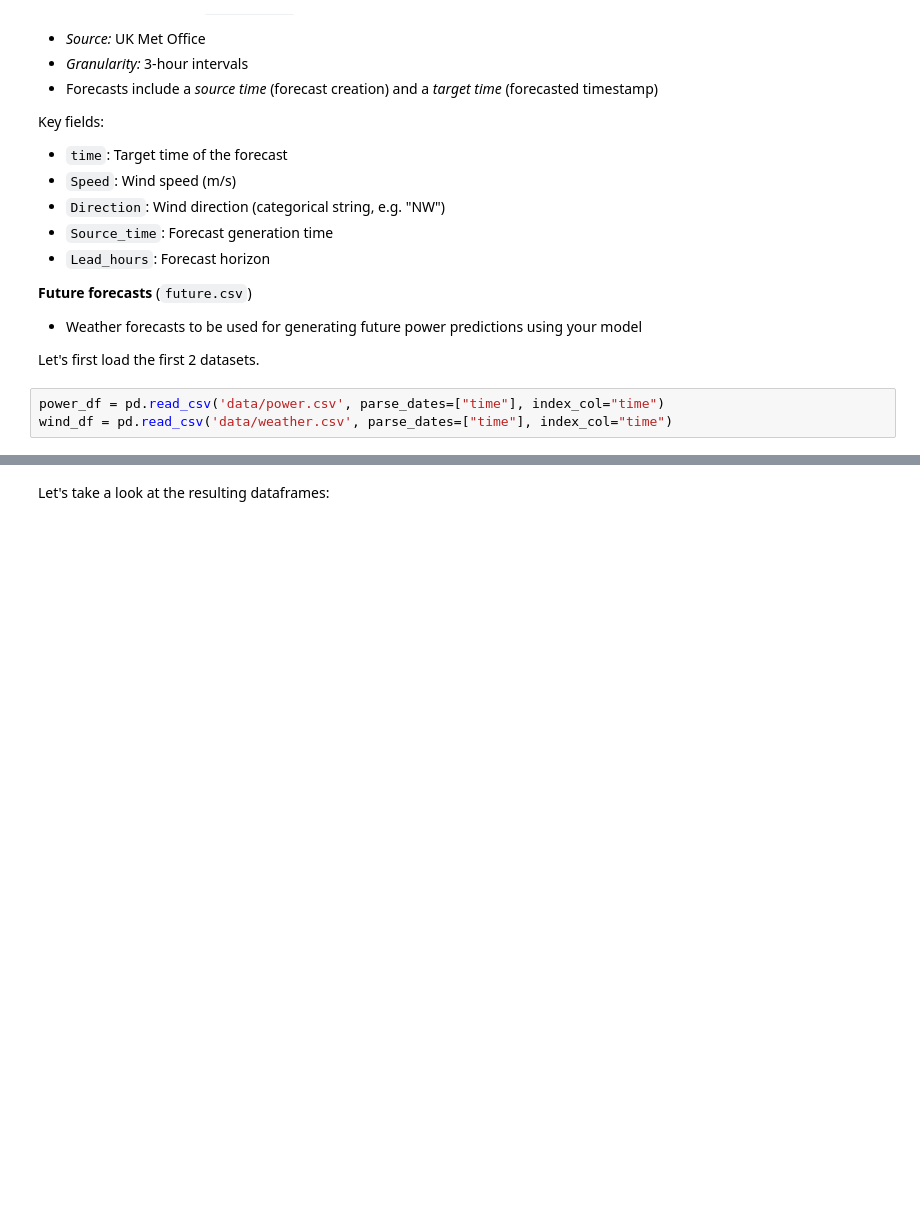
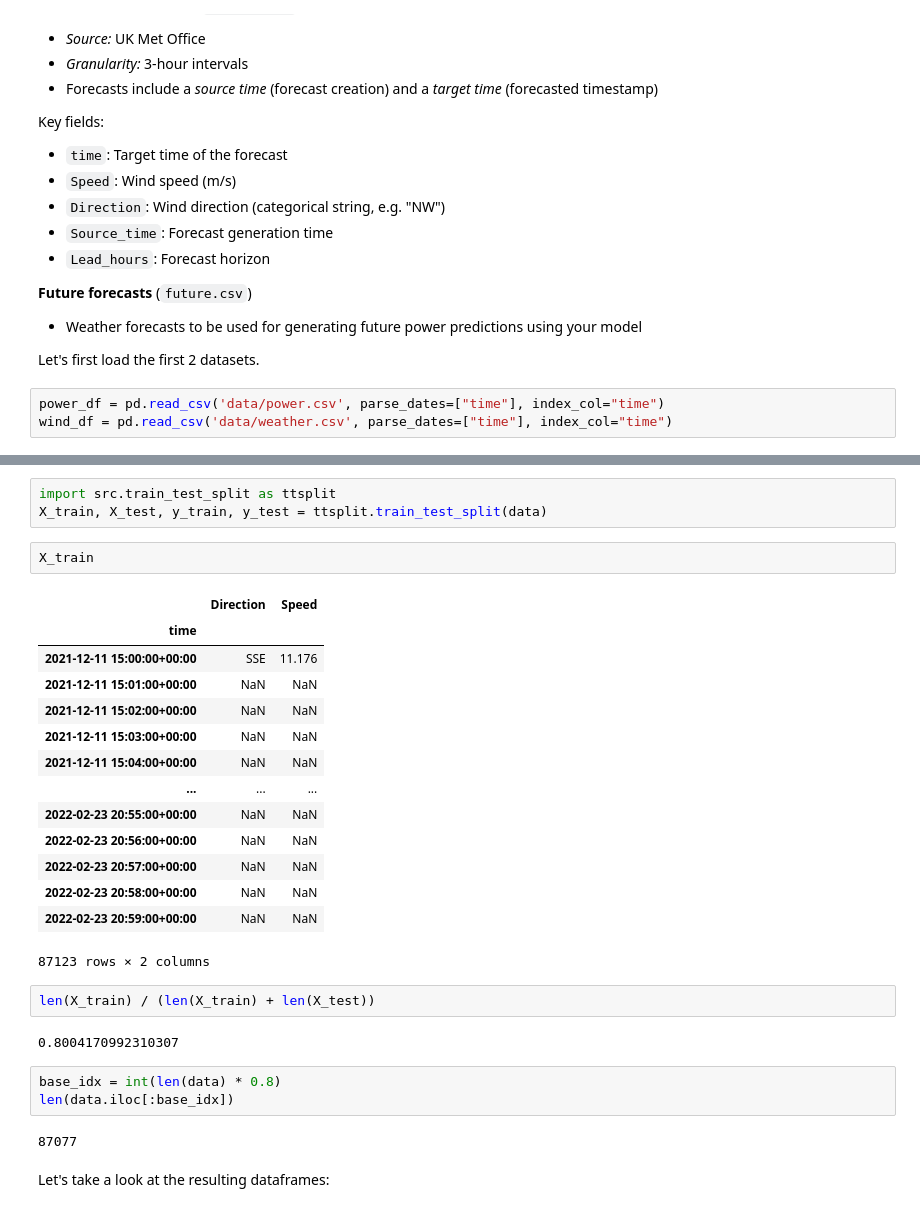
Before and after one commit to maribelpreite/orkney-wind-energy-forecasting, a Jupyter notebook: exploration.ipynb, the cells around one changed output, grey strips where cells are left out. Cells and saved outputs as stored; diff of their text form; blank space fills up the shorter version.

Commit message:
train_test_split

```diff
--- a/exploration.ipynb
+++ b/exploration.ipynb
@@ -93,3 +112,32 @@ wind_df = pd.read_csv('data/weather.csv', parse_dates=["time"], index_col="time"
+# %%
+import src.train_test_split as ttsplit
+X_train, X_test, y_train, y_test = ttsplit.train_test_split(data)
+# %%
+X_train
+# %% [output]
+|  | Direction | Speed |
+| time |  |  |
+| 2021-12-11 15:00:00+00:00 | SSE | 11.176 |
+| 2021-12-11 15:01:00+00:00 | NaN | NaN |
+| 2021-12-11 15:02:00+00:00 | NaN | NaN |
+| 2021-12-11 15:03:00+00:00 | NaN | NaN |
+| 2021-12-11 15:04:00+00:00 | NaN | NaN |
+| ... | ... | ... |
+| 2022-02-23 20:55:00+00:00 | NaN | NaN |
+| 2022-02-23 20:56:00+00:00 | NaN | NaN |
+| 2022-02-23 20:57:00+00:00 | NaN | NaN |
+| 2022-02-23 20:58:00+00:00 | NaN | NaN |
+| 2022-02-23 20:59:00+00:00 | NaN | NaN |
+87123 rows × 2 columns
+# %%
+len(X_train) / (len(X_train) + len(X_test))
+# %% [output]
+0.8004170992310307
+# %%
+base_idx = int(len(data) * 0.8)
+len(data.iloc[:base_idx])
+# %% [output]
+87077
 # %% [markdown]
 Let's take a look at the resulting dataframes:
 # %%
```
Also changed, not shown: parts of 1 cell of this notebook, 1 other file.
